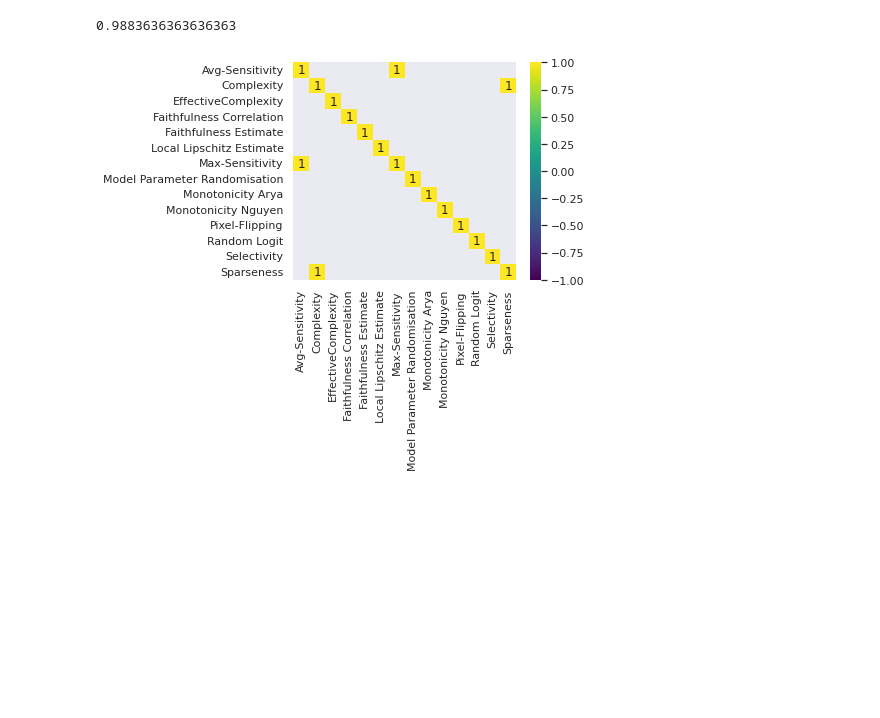
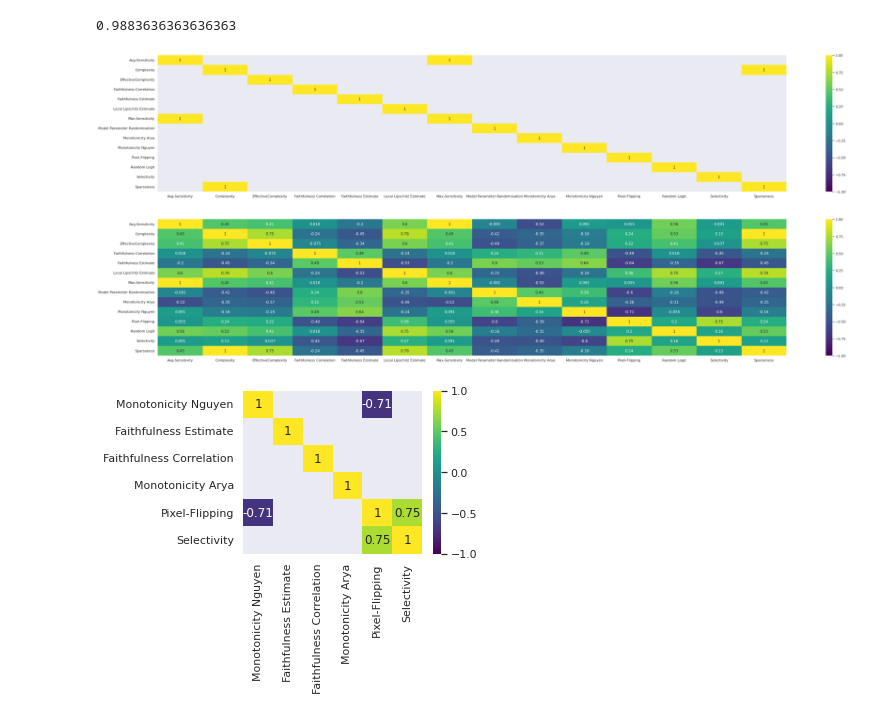
Before and after one commit to multitel-ai/Evaluation-XAI-Metrics-GD6-TRAIL, a Jupyter notebook: XAI_analysis_correlations_rank_aggreg.ipynb, the cells around one changed output. Saved outputs shown, nothing was run; the diff lists cells and outputs as text; code cells hidden in the pictures; blank space fills up the shorter version.

Commit message:
add corr matrix for different groups of metrics

```diff
--- a/XAI_analysis_correlations_rank_aggreg.ipynb
+++ b/XAI_analysis_correlations_rank_aggreg.ipynb
@@ -199,7 +199,7 @@ def compute_kendall_tau(dico_ranks, metrics):
 # %%
 tau_values, p_values = compute_kendall_tau(dico_ranks, metrics_with_baselines)
 # %%
-def plot_corr_matrix(tau_values, p_values, labels, masked=False, show=True, save=False, path='', fig_size=(23.4,16.54)):
+def plot_corr_matrix(tau_values, p_values, labels, masked=False, show=True, save=False, path='', fig_size=(23.4,16.54), rotate=False):
     sn.set(rc={'figure.figsize': fig_size})
     if masked:
         p_values_flattened = [p_value for sublist in p_values for p_value in sublist]
@@ -221,6 +221,8 @@ def plot_corr_matrix(tau_values, p_values, labels, masked=False, show=True, save
            yticklabels=labels,
            cmap='viridis')
 
+    if rotate:
+        plt.xticks(rotation=0)
     if save:
         plt.savefig(path, bbox_inches='tight')
     if show:
@@ -323,6 +325,18 @@ final_metrics = sorted(final_dico_ranks.keys())
 final_tau_values, final_p_values = compute_kendall_tau(final_dico_ranks, final_metrics)
 # %%
 plot_corr_matrix(final_tau_values, final_p_values, final_metrics, masked=True,
-                 save=True, path='./results/final_corr_matrix_rank_aggreg_holm_corr.png', fig_size=(5,4))
+                 save=True, path='./results/final_corr_matrix_rank_aggreg_holm_corr.png', fig_size=(45,8), rotate=True)
 # %% [output]
-[figure, old version]
+[figure, new version]
+# %%
+plot_corr_matrix(final_tau_values, final_p_values, final_metrics, masked=False,
+                 save=True, path='./results/final_corr_matrix_rank_aggreg.png', fig_size=(45,8), rotate=True)
+# %% [output]
+[figure, added]
+# %%
+selected_metrics = ['Monotonicity Nguyen','Faithfulness Estimate','Faithfulness Correlation','Monotonicity Arya','Pixel-Flipping','Selectivity']
+selected_tau_values, selected_p_values = compute_kendall_tau(final_dico_ranks, selected_metrics)
+plot_corr_matrix(selected_tau_values, selected_p_values, selected_metrics, masked=True,
+                 save=True, path='./results/final_corr_matrix_rank_aggreg_holm_corr_faithfulness.png', fig_size=(4,3), rotate=False)
+# %% [output]
+[figure, added]
```
Also changed, not shown: parts of 14 cells of this notebook, 6 other files.
